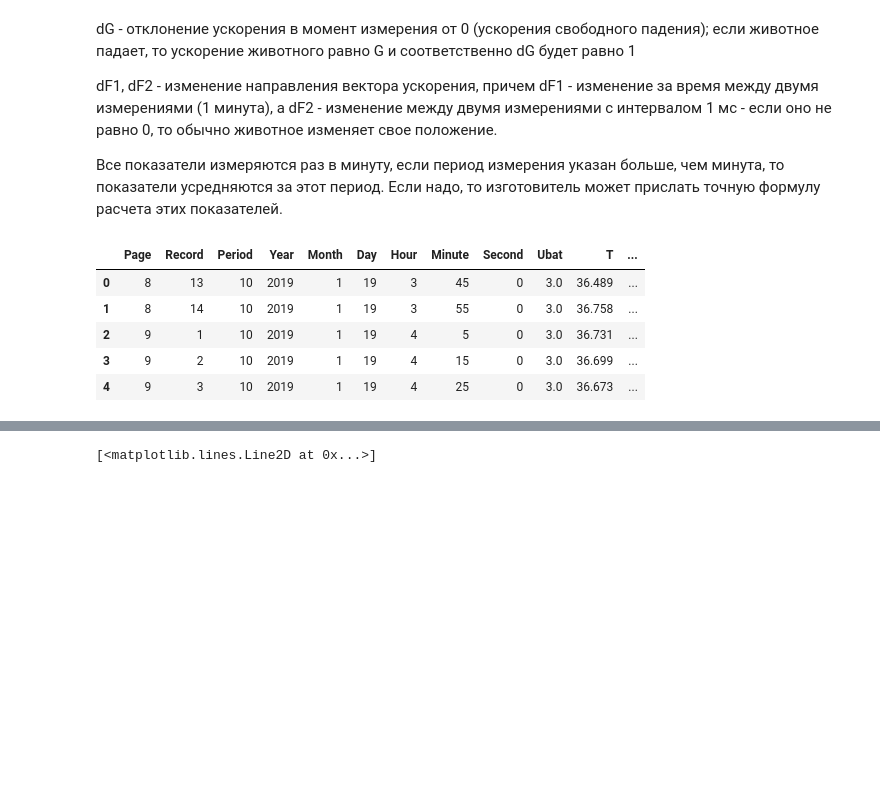
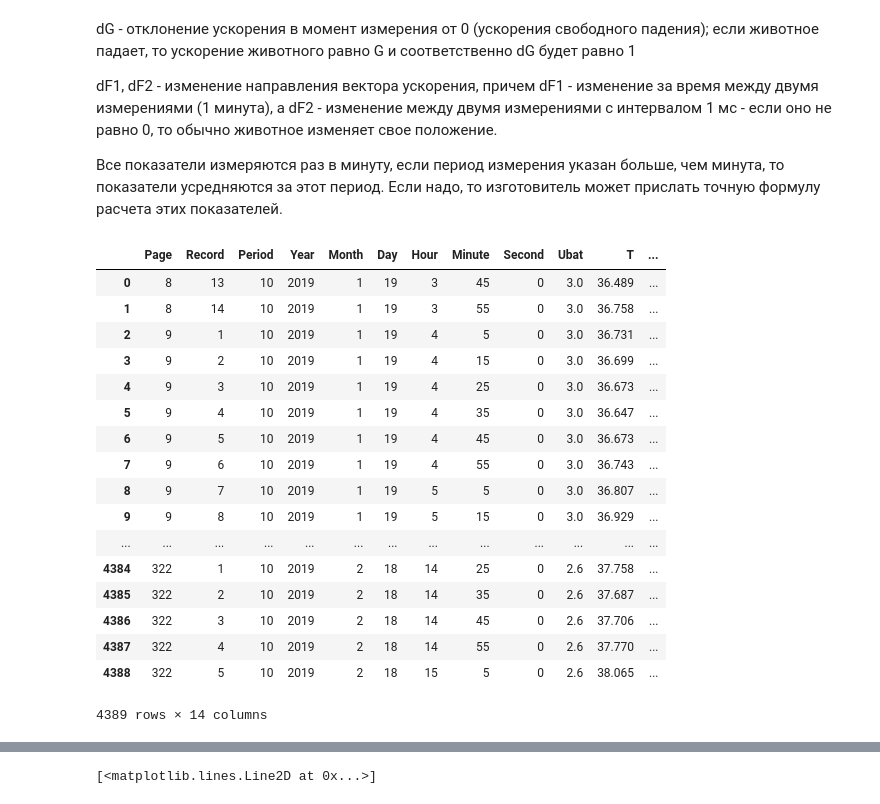
Before and after one commit to BasilMinkov/Jupyter-Notebooks, a Jupyter notebook: neuroscience/HamsterWithoutTorpor.ipynb, the cells around one changed output, grey strips where cells are left out. Saved outputs shown, nothing was run; the diff lists cells and outputs as text; code cells hidden in the pictures; blank space fills up the shorter version.

```diff
--- a/neuroscience/HamsterWithoutTorpor.ipynb
+++ b/neuroscience/HamsterWithoutTorpor.ipynb
@@ -30,11 +35,23 @@ dF1, dF2 - изменение направления вектора ускоре
 
 Все показатели измеряются раз в минуту, если период измерения  указан больше, чем минута, то показатели усредняются за этот период. Если надо, то изготовитель может прислать точную формулу расчета этих показателей.
 # %%
-data.head()
+data
 # %% [output]
 |  | Page | Record | Period | Year | Month | Day | Hour | Minute | Second | Ubat | T | ... |
 | 0 | 8 | 13 | 10 | 2019 | 1 | 19 | 3 | 45 | 0 | 3.0 | 36.489 | ... |
 | 1 | 8 | 14 | 10 | 2019 | 1 | 19 | 3 | 55 | 0 | 3.0 | 36.758 | ... |
 | 2 | 9 | 1 | 10 | 2019 | 1 | 19 | 4 | 5 | 0 | 3.0 | 36.731 | ... |
 | 3 | 9 | 2 | 10 | 2019 | 1 | 19 | 4 | 15 | 0 | 3.0 | 36.699 | ... |
 | 4 | 9 | 3 | 10 | 2019 | 1 | 19 | 4 | 25 | 0 | 3.0 | 36.673 | ... |
+| 5 | 9 | 4 | 10 | 2019 | 1 | 19 | 4 | 35 | 0 | 3.0 | 36.647 | ... |
+| 6 | 9 | 5 | 10 | 2019 | 1 | 19 | 4 | 45 | 0 | 3.0 | 36.673 | ... |
+| 7 | 9 | 6 | 10 | 2019 | 1 | 19 | 4 | 55 | 0 | 3.0 | 36.743 | ... |
+| 8 | 9 | 7 | 10 | 2019 | 1 | 19 | 5 | 5 | 0 | 3.0 | 36.807 | ... |
+| 9 | 9 | 8 | 10 | 2019 | 1 | 19 | 5 | 15 | 0 | 3.0 | 36.929 | ... |
+| ... | ... | ... | ... | ... | ... | ... | ... | ... | ... | ... | ... | ... |
+| 4384 | 322 | 1 | 10 | 2019 | 2 | 18 | 14 | 25 | 0 | 2.6 | 37.758 | ... |
+| 4385 | 322 | 2 | 10 | 2019 | 2 | 18 | 14 | 35 | 0 | 2.6 | 37.687 | ... |
+| 4386 | 322 | 3 | 10 | 2019 | 2 | 18 | 14 | 45 | 0 | 2.6 | 37.706 | ... |
+| 4387 | 322 | 4 | 10 | 2019 | 2 | 18 | 14 | 55 | 0 | 2.6 | 37.770 | ... |
+| 4388 | 322 | 5 | 10 | 2019 | 2 | 18 | 15 | 5 | 0 | 2.6 | 38.065 | ... |
+4389 rows × 14 columns
```
Also changed, not shown: parts of 19 cells of this notebook.
